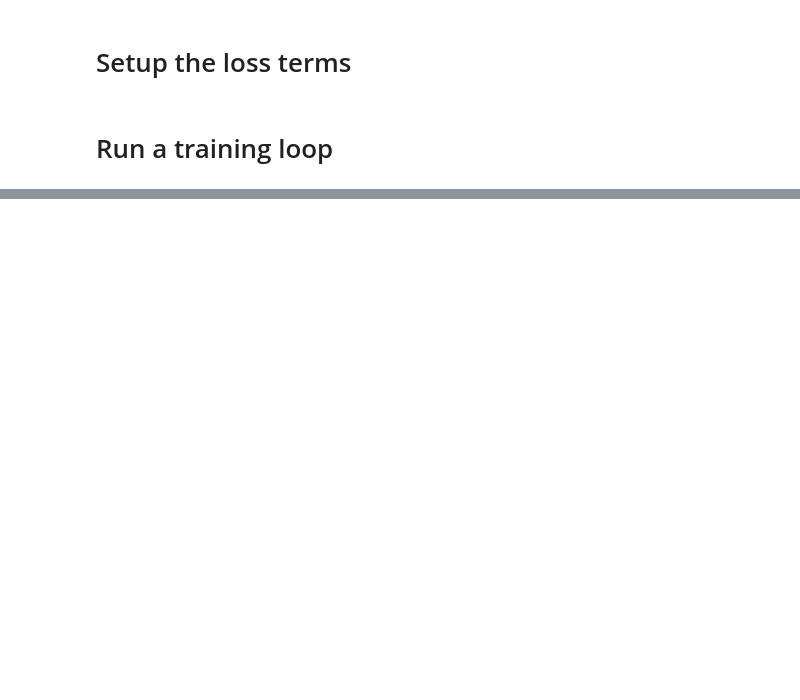
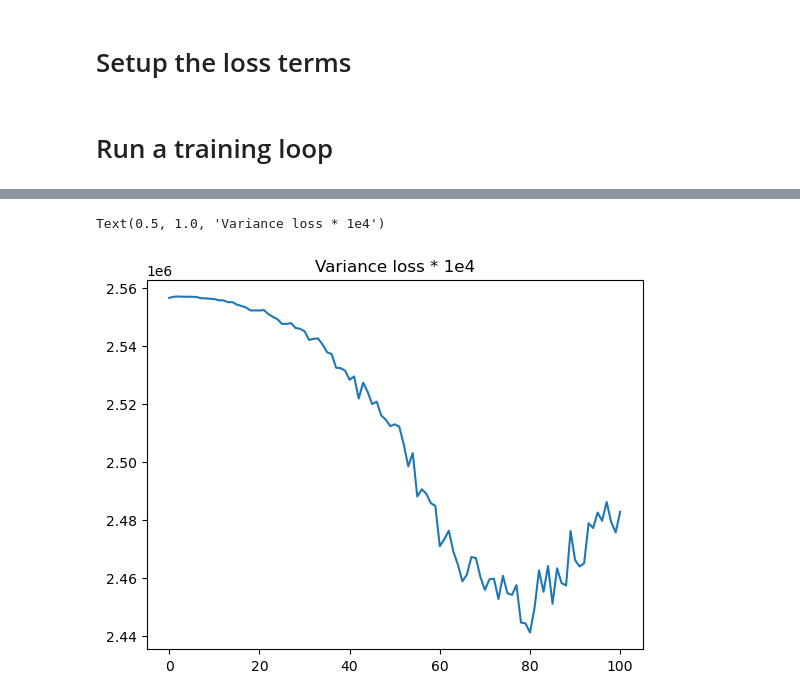
Before and after one commit to JavierZhao/JetCLR_VICReg, a Jupyter notebook: notebooks/FM_mdmm.ipynb, the cells around one changed output, grey strips where cells are left out. Cells and saved outputs as stored; diff of their text form; code cells hidden in the pictures; blank space fills up the shorter version.

```diff
--- a/notebooks/FM_mdmm.ipynb
+++ b/notebooks/FM_mdmm.ipynb
@@ -321,0 +419,6 @@ constrained invariance loss: 0.59
+# %%
+plt.plot(losses_var)
+plt.title("Variance loss * 1e4")
+# %% [output]
+Text(0.5, 1.0, 'Variance loss * 1e4')
+[figure, added]
```
Also changed, not shown: parts of 18 cells of this notebook, 1 other file.
